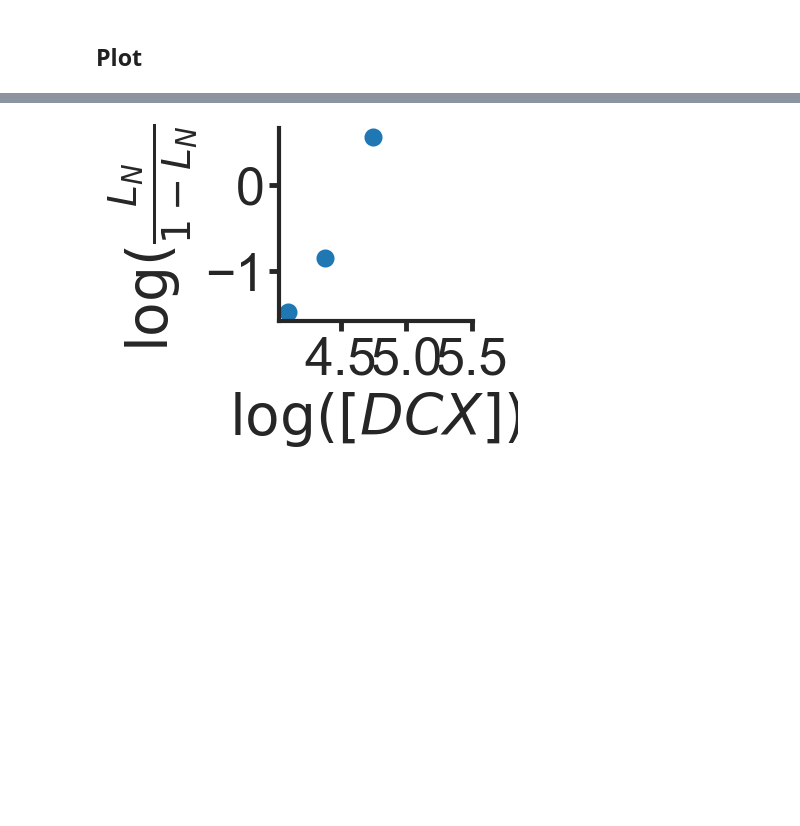
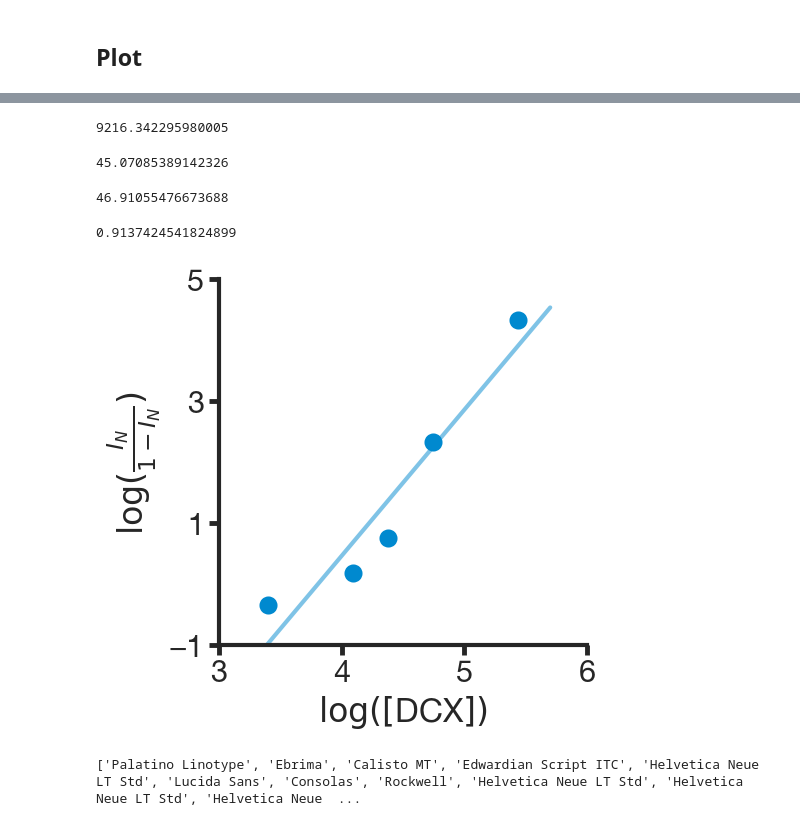
Before and after one commit to sofiacruzt/sofia-brouhardlab, a Jupyter notebook: dynamics/EJCB2023/Intensity-medianBkgrdSubs.ipynb, the cells around one changed output, grey strips where cells are left out. Cells and saved outputs as stored; diff of their text form; code cells hidden in the pictures; blank space fills up the shorter version.

```diff
--- a/dynamics/EJCB2023/Intensity-medianBkgrdSubs.ipynb
+++ b/dynamics/EJCB2023/Intensity-medianBkgrdSubs.ipynb
@@ -248,16 +376,12 @@ coeffM,SEM
 # %%
-# logx = np.log(x[1:-1])
-# normy =( y[1:-1]-y[0])/(y[-1]-y[0])
-# logy = np.log(normy/(1-normy))
+logx = np.log(x[1:-1])
+normy =( y[1:-1]-y[0])/(y[-1]-y[0])
+logy = np.log(normy/(1-normy))
 
-# p, cov = np.polyfit(logx, logy, 1, cov=True)
-# var = np.diagonal(cov) #Refer [3]
-# SElin = np.sqrt(var) #Refer [4]
+p, cov = np.polyfit(logx, logy, 1, cov=True)
+var = np.diagonal(cov) #Refer [3]
+SElin = np.sqrt(var) #Refer [4]
 
-# m,b = p
+m,b = p
 
-
-# normyerr = ( YerrL[1:-1]-YerrL[0])/(YerrL[-1]-YerrL[0])
-# logyerr = np.power(1/(1-normy),2)*normyerr
-
-# p, SElin
+p, SElin
@@ -299,30 +390,54 @@ plt.savefig(newmydir/('intensity_mean_test'+date+'.png'),backend='Cairo')
+# %%
+np.exp(-p[1])
+# %% [output]
+9216.342295980005
+# %%
+np.exp(-p[1]/p[0])
+# %% [output]
+45.07085389142326
+# %%
+np.exp(-p[1]/p[0])/p[0]*np.sqrt(np.square(SElin[1])+np.square(p[1]*SElin[0]/p[0]))
+# %% [output]
+46.91055476673688
+# %%
+R2S(logy,np.multiply(log,m)+b)
+# %% [output]
+0.9137424541824899
 # %%
 scattersize = 9
 cap = 5
+sns.set_style({'font.family':'Helvetica Neue LT Std', 'font.serif':'Helvetica Neue LT Std'})
+fig, ax = plt.subplots(1,1,figsize=(4.75,4.75))
+ax.errorbar(logx , logy , yerr= 0 , fmt='',marker='o', markersize=scattersize,capsize = cap,
+                              markeredgewidth=4, alpha = 1, ls='', color = cyan)
 
-fig, ax = plt.subplots(1,1,figsize=(2.5,2.5))
-ax.errorbar(logx , logy , yerr= 0 , fmt='',marker='o', markersize=scattersize,capsize = cap,
-                              markeredgewidth=4, alpha = 1, ls='')
+x0 = np.arange(3.3, 5.7, 0.05)
+ax.plot(x0, x0*m+b, lw=3,ls= '-',alpha = 0.5, color = cyan)
 
-x0 = np.arange(3.3, 4.8, 0.05)
-#ax.plot(x0, x0*m+b, lw=3,ls= '-',alpha = 0.5)
-
-# ax.set_ylim(-2.5,2.5)
-# ax.set_xlim(3,6)
-ax.set_xlabel(r'$\log([DCX])$')
+ax.set_ylim(-1,5)
+ax.set_xlim(3,6)
+ax.set_xlabel(r'$\log([$''DCX' r'$])$')
 #ax.set_xticks(np.arange(0, 22.1, 2))
-#ax.set_yticks(np.arange(0, 150.1, 25))
-ax.set_ylabel(r'$\log(\frac{L_N}{1-L_N})$') ]
+ax.set_yticks(np.arange(-1, 5.1, 2))
+ax.set_ylabel(r'$\log(\frac{I_N}{1-I_N})$')
 ax.spines['right'].set_visible(False)
 ax.spines['top'].set_visible(False)
 ax.spines['left'].set_lw(3)
 ax.spines['bottom'].set_lw(3)
 ax.tick_params(axis='both', width = 3.5, length = 7)
 
 #ax.legend((r'$n=2.94 \pm 0.49$' '\n' r'$R^2 > 0.945$',),loc='lower right',title='Hill Equation')
 
 sns.set_context("poster", font_scale=1, rc={"lines.linewidth":3.0})
 
-#plt.savefig(newmydir/('logexpHillfit_Lifetime_'+date+'.svg'))
+plt.savefig(newmydir/('logexpHillfit_Intensity_'+date+'.pdf'), bbox_inches = 'tight')
 # %% [output]
-[figure, old version]
+[figure, new version]
+# %%
+import matplotlib.font_manager
+
+flist = matplotlib.font_manager.findSystemFonts()
+names = [matplotlib.font_manager.FontProperties(fname=fname).get_name() for fname in flist]
+print(names)
+# %% [output]
+['Palatino Linotype', 'Ebrima', 'Calisto MT', 'Edwardian Script ITC', 'Helvetica Neue LT Std', 'Lucida Sans', 'Consolas', 'Rockwell', 'Helvetica Neue LT Std', 'Helvetica Neue LT Std', 'Helvetica Neue  ...
```
Also changed, not shown: parts of 21 cells of this notebook, 1 other file.
